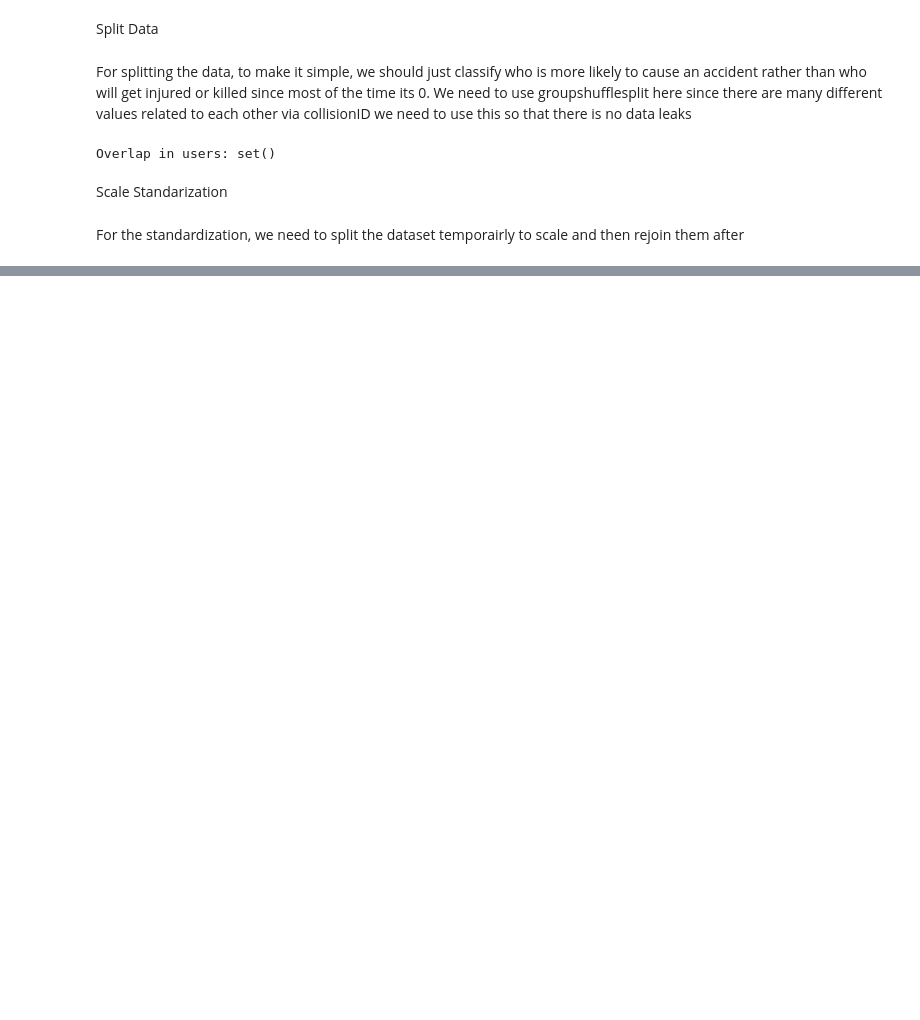
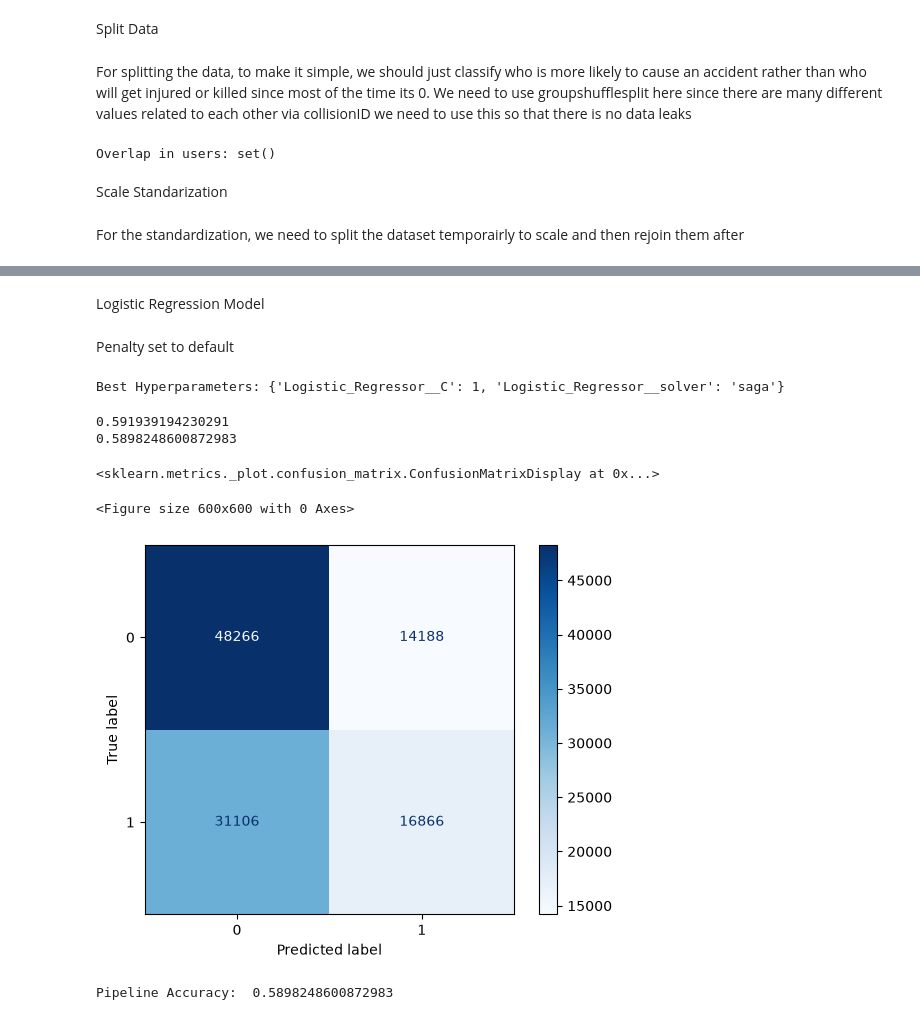
Before and after one commit to duskydreams/Springboard-Capstone-Two-, a Jupyter notebook: Capstone 2/Capstone 2 Preprocessing.ipynb, the cells around one changed output, grey strips where cells are left out. Cells and saved outputs as stored; diff of their text form; code cells hidden in the pictures; blank space fills up the shorter version.

Commit message:
Did inital modeling + other fixes
Did initial modeling testing and discovered some issues with how the datasets were made.

```diff
--- a/Capstone 2/Capstone 2 Preprocessing.ipynb
+++ b/Capstone 2/Capstone 2 Preprocessing.ipynb
@@ -115,9 +185,9 @@ X['V1IsVehicleTowed'] = X['V1IsVehicleTowed'].fillna(False)
 # %%
 numeric_features = ['NumberInjured', 'NumberKilled', 'Vehicle1Year']
 categorical_features = ['Vehicle1Make', 'Vehicle1Model', 'Vehicle1Color']
-boolean_features = ['V1IsVehicleTowed','IsTowAway','PartyType_Bicyclist','PartyType_Driver','PartyType_Operator','PartyType_Other','PartyType_ParkedVehicle','PartyType_Pedestrian']
+boolean_features = ['V1IsVehicleTowed','IsTowAway','PartyType_Bicyclist','PartyType_Driver','PartyType_Operator','PartyType_Other','PartyType_ParkedVehicle','PartyType_Pedestrian','unsafe_lane_change_False','unsafe_lane_change_True','speeding_False','speeding_True']
 # %%
-gss = GroupShuffleSplit(n_splits=1, test_size=0.2, random_state=42)
+gss = GroupShuffleSplit(n_splits=1, test_size=0.3, random_state=42)
 train_idx, test_idx = next(gss.split(X, y, groups=groups))
 
 X_train, X_test = X.iloc[train_idx], X.iloc[test_idx]
@@ -169,0 +236,65 @@ accuracy = model_pipeline.score(X_test, y_test)
+# %% [markdown]
+Logistic Regression Model
+# %% [markdown]
+Penalty set to default
+# %%
+C_param_range = [.001,.01,.1,1,10,100,1000]
+logistic_table = pd.DataFrame(columns = ['C_parameter','Accuracy'])
+logistic_table['C_parameter'] = C_param_range
+
+model_pipeline = Pipeline([
+    ('preprocessor', preprocessor),
+    ('Logistic_Regressor', LogisticRegression(max_iter= 1000, random_state= 42))
+])
+
+param_grid = {
+    'Logistic_Regressor__C': C_param_range,
+    'Logistic_Regressor__solver': ['saga']
+}
+
+grid_search = GridSearchCV(
+    estimator= model_pipeline,
+    param_grid= param_grid,
+    cv = 5,
+    scoring= 'accuracy',
+    n_jobs = -1
+)
+
+grid_search.fit(X_train,y_train)
+
+best_pipeline = grid_search.best_estimator_
+print("Best Hyperparameters:", grid_search.best_params_)
+# %% [output]
+Best Hyperparameters: {'Logistic_Regressor__C': 1, 'Logistic_Regressor__solver': 'saga'}
+# %%
+model_pipeline = Pipeline([
+    ('preprocessor', preprocessor),
+    ('LogisticRegressor', LogisticRegression(C = 1, solver = 'saga', random_state= 42))
+])
+
+model_pipeline.fit(X_train, y_train)
+train_accuracy = model_pipeline.score(X_train,y_train)
+accuracy = model_pipeline.score(X_test,y_test)
+print(train_accuracy)
+print(accuracy)
+# %% [output]
+0.591939194230291
+0.5898248600872983
+# %%
+plt.figure(figsize=(6, 6))
+ConfusionMatrixDisplay.from_estimator(
+    grid_search,      # Your fitted GridSearchCV or Pipeline object
+    X_test,
+    y_test,
+    cmap='Blues',     # Color map palette
+    normalize=None    # Set to 'true' for proportions instead of raw counts
+)
+# %% [output]
+<sklearn.metrics._plot.confusion_matrix.ConfusionMatrixDisplay at 0x...>
+<Figure size 600x600 with 0 Axes>
+[figure, added]
+# %%
+accuracy = model_pipeline.score(X_test,y_test)
+print("Pipeline Accuracy: ", accuracy)
+# %% [output]
+Pipeline Accuracy:  0.5898248600872983
```
Also changed, not shown: parts of 43 cells of this notebook, 3 other files.
